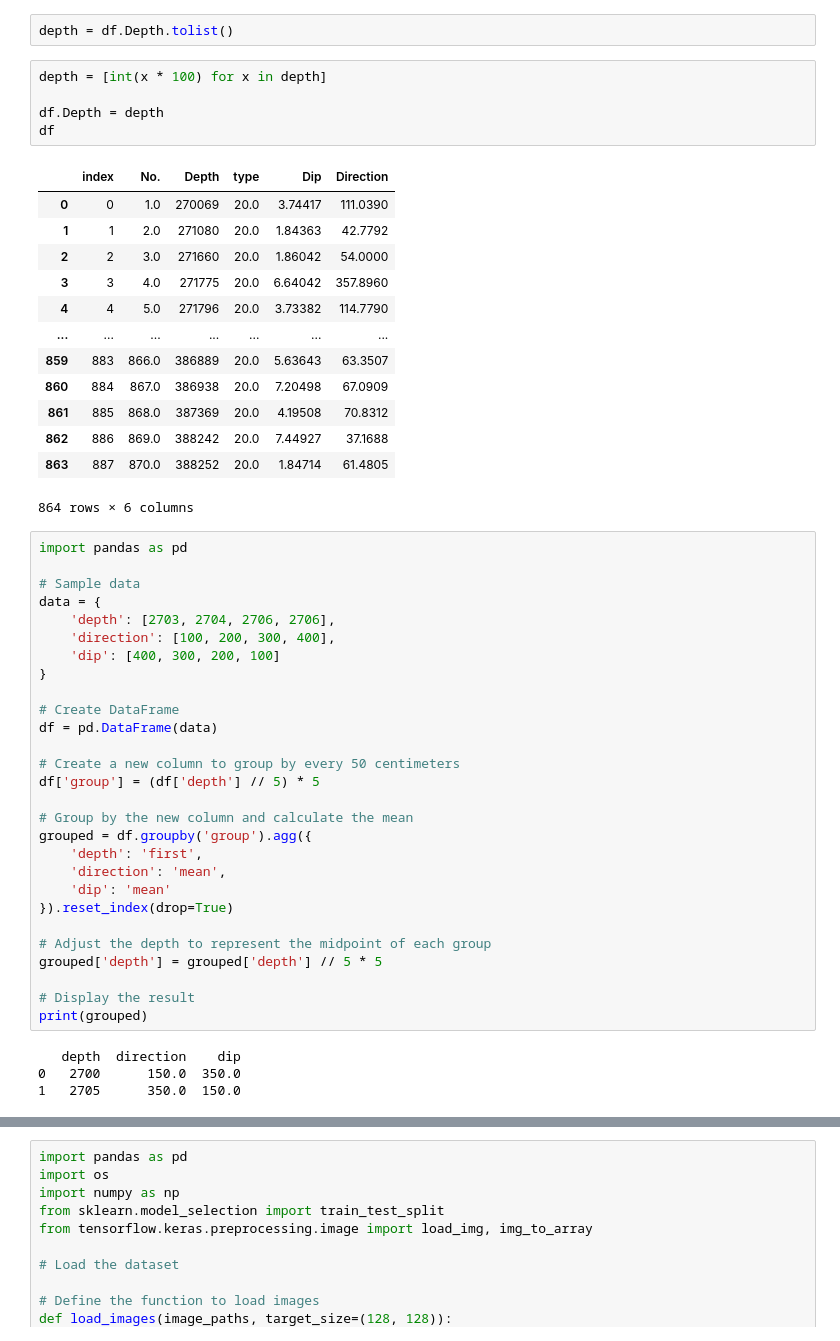
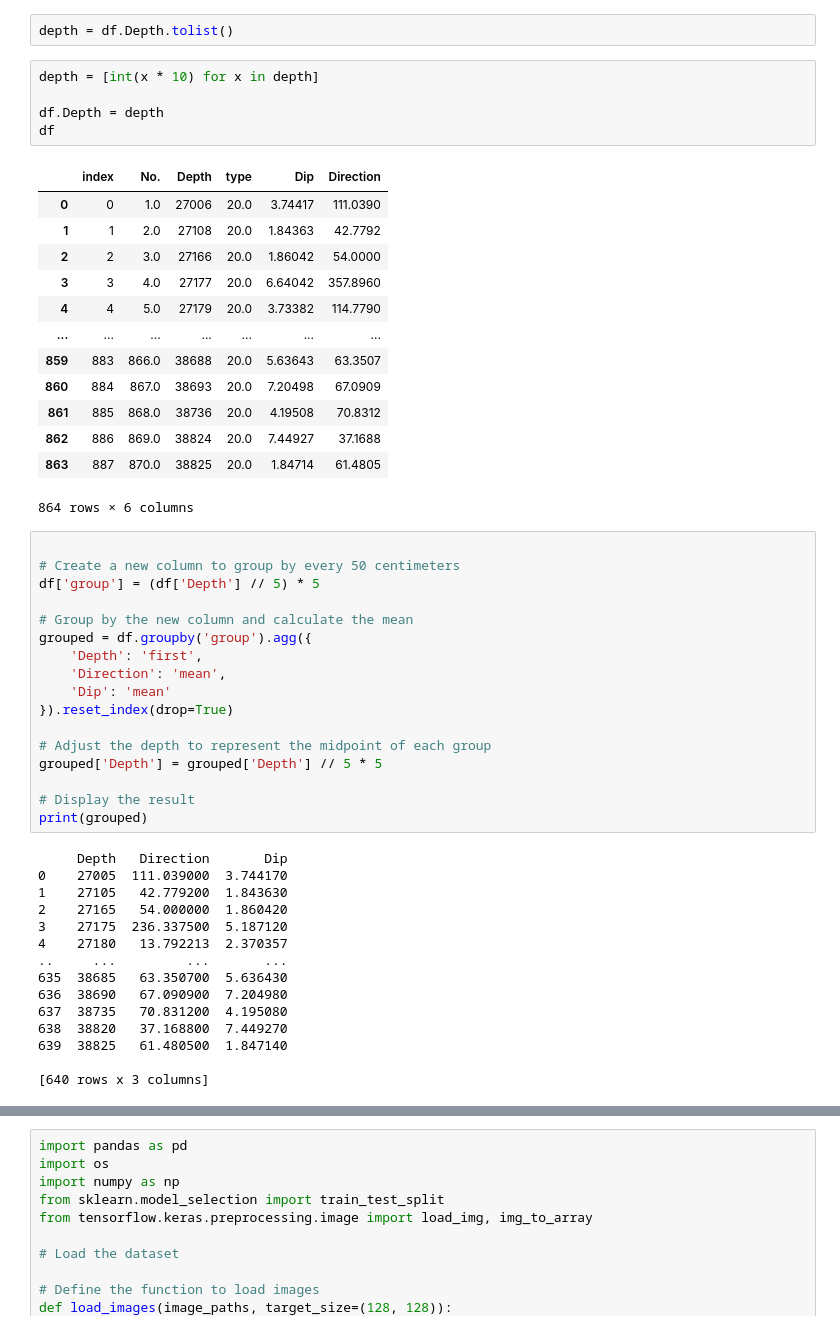
Before and after one commit to keyhanRayati/XRMI_deeplearning, a Jupyter notebook: TermProject.ipynb, the cells around one changed output, grey strips where cells are left out. Saved outputs shown, nothing was run; the diff lists cells and outputs as text.

```diff
--- a/TermProject.ipynb
+++ b/TermProject.ipynb
@@ -176,53 +176,53 @@ df
 # %%
 depth = df.Depth.tolist()
 # %%
-depth = [int(x * 100) for x in depth]
+depth = [int(x * 10) for x in depth]
 
 df.Depth = depth
 df
 # %% [output]
 |  | index | No. | Depth | type | Dip | Direction |
-| 0 | 0 | 1.0 | 270069 | 20.0 | 3.74417 | 111.0390 |
-| 1 | 1 | 2.0 | 271080 | 20.0 | 1.84363 | 42.7792 |
-| 2 | 2 | 3.0 | 271660 | 20.0 | 1.86042 | 54.0000 |
-| 3 | 3 | 4.0 | 271775 | 20.0 | 6.64042 | 357.8960 |
-| 4 | 4 | 5.0 | 271796 | 20.0 | 3.73382 | 114.7790 |
+| 0 | 0 | 1.0 | 27006 | 20.0 | 3.74417 | 111.0390 |
+| 1 | 1 | 2.0 | 27108 | 20.0 | 1.84363 | 42.7792 |
+| 2 | 2 | 3.0 | 27166 | 20.0 | 1.86042 | 54.0000 |
+| 3 | 3 | 4.0 | 27177 | 20.0 | 6.64042 | 357.8960 |
+| 4 | 4 | 5.0 | 27179 | 20.0 | 3.73382 | 114.7790 |
 | ... | ... | ... | ... | ... | ... | ... |
-| 859 | 883 | 866.0 | 386889 | 20.0 | 5.63643 | 63.3507 |
-| 860 | 884 | 867.0 | 386938 | 20.0 | 7.20498 | 67.0909 |
-| 861 | 885 | 868.0 | 387369 | 20.0 | 4.19508 | 70.8312 |
-| 862 | 886 | 869.0 | 388242 | 20.0 | 7.44927 | 37.1688 |
-| 863 | 887 | 870.0 | 388252 | 20.0 | 1.84714 | 61.4805 |
+| 859 | 883 | 866.0 | 38688 | 20.0 | 5.63643 | 63.3507 |
+| 860 | 884 | 867.0 | 38693 | 20.0 | 7.20498 | 67.0909 |
+| 861 | 885 | 868.0 | 38736 | 20.0 | 4.19508 | 70.8312 |
+| 862 | 886 | 869.0 | 38824 | 20.0 | 7.44927 | 37.1688 |
+| 863 | 887 | 870.0 | 38825 | 20.0 | 1.84714 | 61.4805 |
 864 rows × 6 columns
 # %%
-import pandas as pd
-
-# Sample data
-data = {
-    'depth': [2703, 2704, 2706, 2706],
-    'direction': [100, 200, 300, 400],
-    'dip': [400, 300, 200, 100]
-}
-
-# Create DataFrame
-df = pd.DataFrame(data)
 
 # Create a new column to group by every 50 centimeters
-df['group'] = (df['depth'] // 5) * 5
+df['group'] = (df['Depth'] // 5) * 5
 
 # Group by the new column and calculate the mean
 grouped = df.groupby('group').agg({
-    'depth': 'first',
-    'direction': 'mean',
-    'dip': 'mean'
+    'Depth': 'first',
+    'Direction': 'mean',
+    'Dip': 'mean'
 }).reset_index(drop=True)
 
 # Adjust the depth to represent the midpoint of each group
-grouped['depth'] = grouped['depth'] // 5 * 5
+grouped['Depth'] = grouped['Depth'] // 5 * 5
 
 # Display the result
 print(grouped)
 # %% [output]
-   depth  direction    dip
-0   2700      150.0  350.0
-1   2705      350.0  150.0
+     Depth   Direction       Dip
+0    27005  111.039000  3.744170
+1    27105   42.779200  1.843630
+2    27165   54.000000  1.860420
+3    27175  236.337500  5.187120
+4    27180   13.792213  2.370357
+..     ...         ...       ...
+635  38685   63.350700  5.636430
+636  38690   67.090900  7.204980
+637  38735   70.831200  4.195080
+638  38820   37.168800  7.449270
+639  38825   61.480500  1.847140
+
+[640 rows x 3 columns]
```
Also changed, not shown: parts of 3 cells of this notebook.
